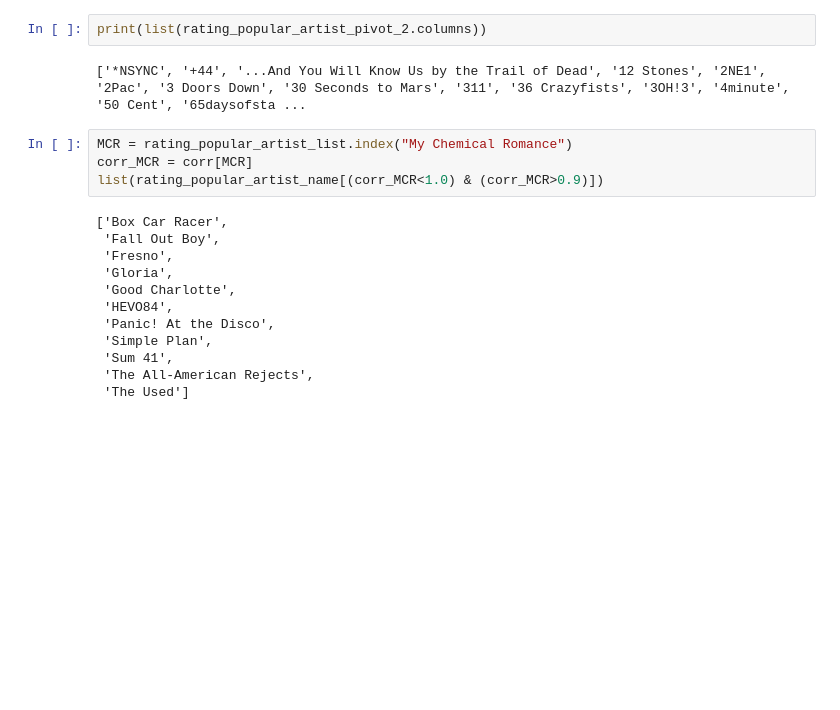
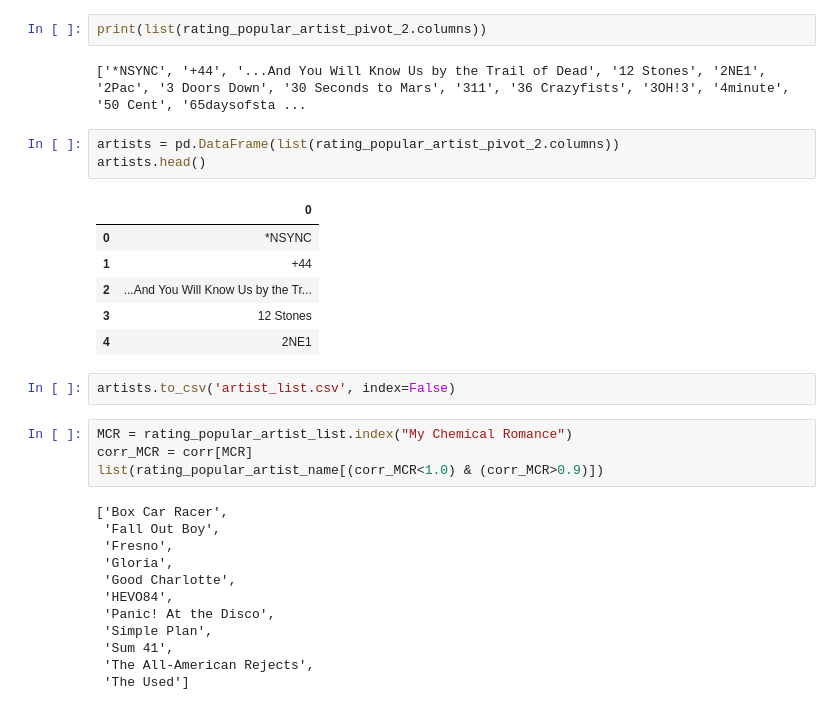
Before and after one commit to labs12-music-stream-selector/DS, a Jupyter notebook: last_FM_Analysis.ipynb, the cells around one changed output. Drawn from its saved outputs; the diff is of its cells as text; blank space fills up the shorter version.

```diff
--- a/last_FM_Analysis.ipynb
+++ b/last_FM_Analysis.ipynb
@@ -673,6 +674,18 @@ list(rating_popular_artist_name[(corr_kPop<1.0) & (corr_kPop>0.9)])
 print(list(rating_popular_artist_pivot_2.columns))
 # %% [output]
 ['*NSYNC', '+44', '...And You Will Know Us by the Trail of Dead', '12 Stones', '2NE1', '2Pac', '3 Doors Down', '30 Seconds to Mars', '311', '36 Crazyfists', '3OH!3', '4minute', '50 Cent', '65daysofsta ...
+# %%
+artists = pd.DataFrame(list(rating_popular_artist_pivot_2.columns))
+artists.head()
+# %% [output]
+|  | 0 |
+| 0 | *NSYNC |
+| 1 | +44 |
+| 2 | ...And You Will Know Us by the Tr... |
+| 3 | 12 Stones |
+| 4 | 2NE1 |
+# %%
+artists.to_csv('artist_list.csv', index=False)
 # %%
 MCR = rating_popular_artist_list.index("My Chemical Romance")
 corr_MCR = corr[MCR]
```
Also changed, not shown: parts of 16 cells of this notebook.
